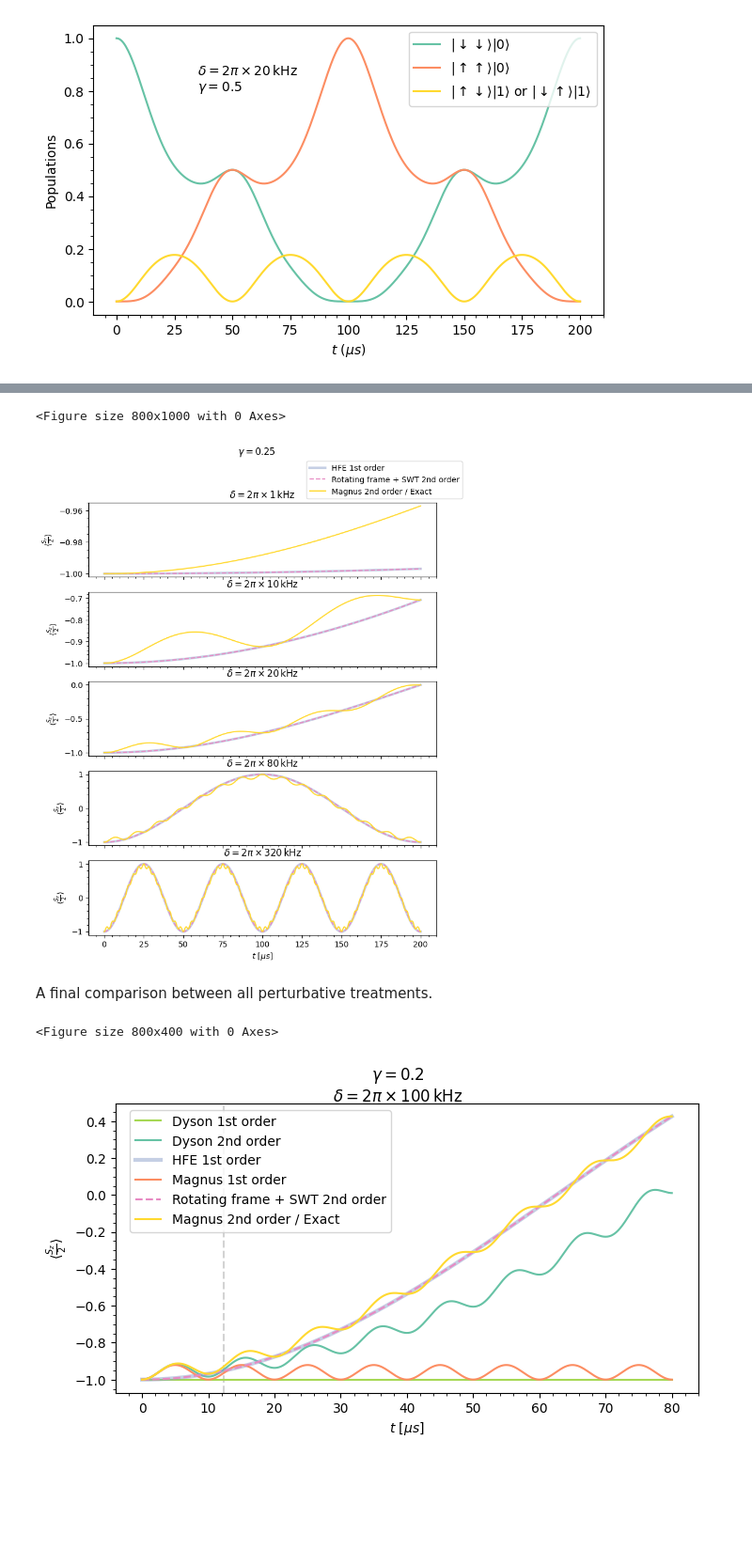
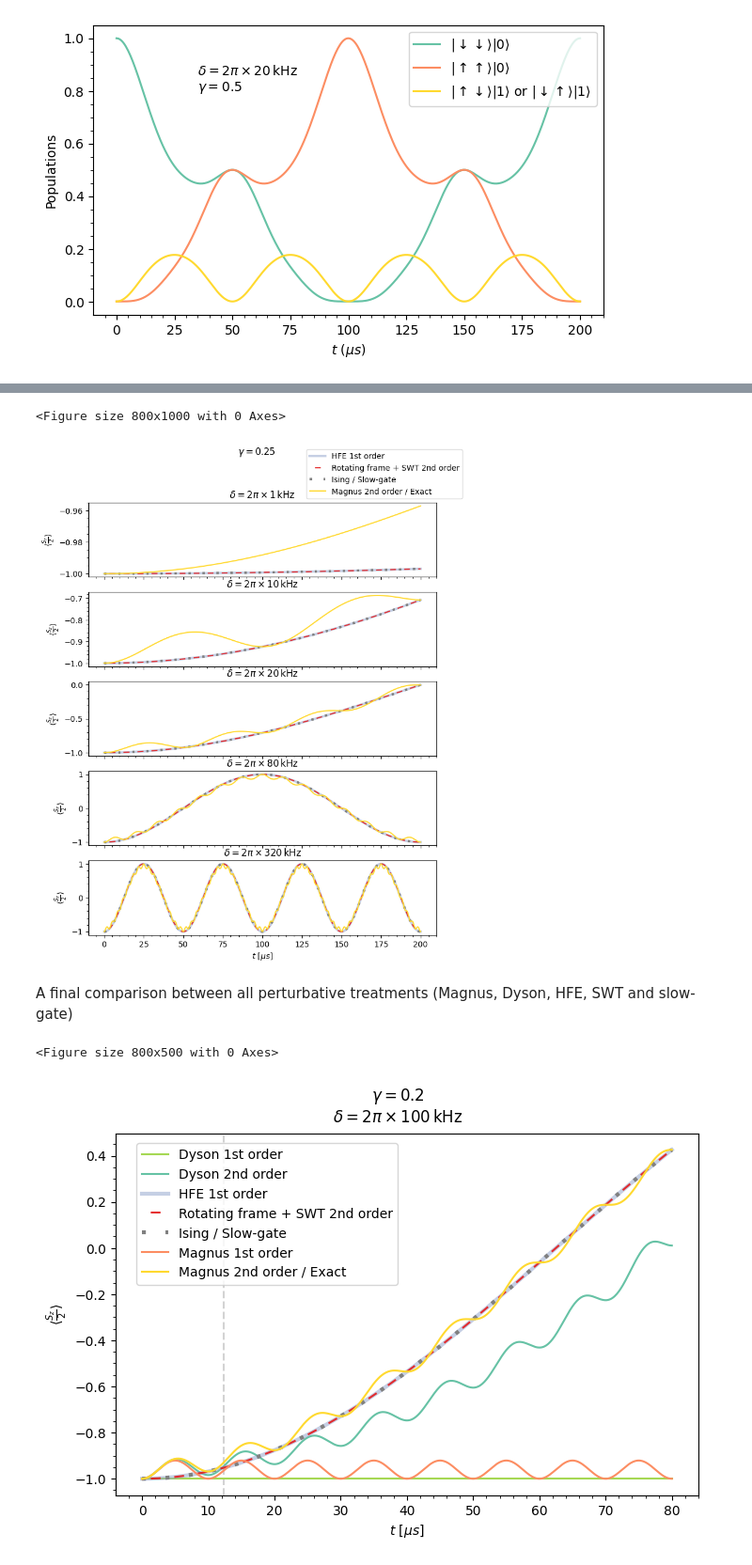
Before and after one commit to diegoscantam/perturbations, a Jupyter notebook: simulation.ipynb, the cells around one changed output, grey strips where cells are left out. Shown: that part at 94% size. Drawn from its saved outputs; the diff is of its cells as text; code cells hidden in the pictures; blank space fills up the shorter version.

```diff
--- a/simulation.ipynb
+++ b/simulation.ipynb
@@ -386,7 +393,7 @@ Study of $\langle S_z/2 \rangle$, for a fixed $\gamma$ and different $\delta$ va
 # %%
 ############## PARAMETERS ##############
 # delta frequencies
-delta = 2*pi*np.array([0.003, 0.01, 0.02, 0.08, 0.16])
+delta = 2*pi*np.array([0.003, 0.01, 0.03, 0.08, 0.16])
 # Frequency ratio gamma = Omega/delta
 freq_ratio = 0.25*np.ones(len(delta))
 # time step
@@ -421,6 +428,7 @@ for jj in range(0, len(freq_ratio)):
     mean_z1d = []
     mean_z2d = []
     mean_swt = []
+    mean_ising = []
     # ... evolve the state with different expansions
     for kk in np.arange(0, int(t_steps)+1, 1):
 
@@ -441,6 +449,8 @@ for jj in range(0, len(freq_ratio)):
         state2d = (I + M1(t[kk], freq_ratio[jj],delta[jj]) + M2(t[kk], freq_ratio[jj],delta[jj]) + \
                  0.5*M1(t[kk], freq_ratio[jj],delta[jj]) @ M1(t[kk], freq_ratio[jj],delta[jj]))@ gs
         stateswt =  linalg.expm(-1j*t[kk]*H_rotated(freq_ratio[jj], delta[jj])) @ (R(t[kk],delta[jj])@ gs)
+        # Ising coupling
+        state_ising = linalg.expm(-1j*t[kk]*H_ising(freq_ratio[jj],delta[jj])) @ gs
         # Store expectation values in a list
         mean_z.append(expectation_z(state))
         mean_z1.append(expectation_z(state1))
@@ -448,6 +458,7 @@ for jj in range(0, len(freq_ratio)):
         mean_z1d.append(expectation_z(state1d))
         mean_z2d.append(expectation_z(state2d))
         mean_swt.append(expectation_z(stateswt))
+        mean_ising.append(expectation_z(state_ising))
     # Plot the different time evolutions for jj-th ratio value
     #axs[jj].plot(t, mean_z, color = 'k',label = 'Exact')
     if(t[kk] != t_limit):
@@ -456,6 +467,7 @@ for jj in range(0, len(freq_ratio)):
 
     axs[jj].plot(t, mean_z1d,  color = cmap(4), linestyle = 'solid',label = 'Dyson 1st order')
     axs[jj].plot(t, mean_z2d,  color = cmap(0), linestyle = 'solid',label = 'Dyson 2nd order')
+    axs[jj].plot(t, mean_ising,  color = 'gray', linestyle = 'dotted', label = 'Ising / Slow-gate')
     axs[jj].plot(t, mean_z2,  color = cmap(5), linestyle = 'solid',label = 'Magnus 2nd order / Exact')
 
     axs[jj].minorticks_on()
@@ -475,7 +487,7 @@ for ax in axs.flat:
     ax.label_outer()
 # Legend setup
 handles, labels = ax.get_legend_handles_labels()
-fig.legend(handles, labels, loc=(0.65,0.89))
+fig.legend(handles, labels, loc=(0.65,0.88))
 save_fig = True
 if save_fig == True:
     plt.savefig("../plots/comparison2.pdf")
@@ -507,6 +519,7 @@ t= np.arange(0, t_fin + dt, dt)
 
 # Prepare plot of mean <sgm_z> as a function of t, for different frequency ratios
 cmap = plt.get_cmap('Set2')
+cmap2 = plt.get_cmap('Set1')
 w = 8
 h = 10
 fig = plt.figure(figsize=(w,h))
@@ -526,7 +539,7 @@ for jj in range(0, len(freq_ratio)):
     mean_z2d = []
     mean_swt = []
     mean_hfe = []
-
+    mean_ising = []
     # Decompose H as H0 + V
     V = np.array(0.5*freq_ratio[jj]*delta[jj]*np.kron(np.kron(sgm_x,id_2) + np.kron(id_2,sgm_x), a_dagger + a))
 
@@ -559,16 +572,19 @@ for jj in range(0, len(freq_ratio)):
         stateswt =  linalg.expm(-1j*t[kk]*H_eff) @ gs
         # HFE
         state_hfe = U_hfe(t[kk], freq_ratio[jj], delta[jj]) @ gs
+        # Ising coupling
+        state_ising = linalg.expm(-1j*t[kk]*H_ising(freq_ratio[jj],delta[jj])) @ gs
         # Store expectation values in a list
         mean_z2.append(expectation_z(state2))
         mean_z2d.append(expectation_z(state2d))
         mean_swt.append(expectation_z(stateswt))
         mean_hfe.append(expectation_z(state_hfe))
+        mean_ising.append(expectation_z(state_ising))
 
     # Plot the different time evolutions for jj-th ratio value
-    #axs[jj].plot(t, mean_z2d,  color = cmap(0), linestyle = 'solid',label = 'Dyson 2nd order')
     axs[jj].plot(t, mean_hfe,  color = cmap(2), linestyle = 'solid', linewidth = 3, alpha = 0.5 ,label = 'HFE 1st order')
-    axs[jj].plot(t, mean_swt,  color = cmap(3), linestyle = 'dashed',label = 'Rotating frame + SWT 2nd order')
+    axs[jj].plot(t, mean_swt,  color = cmap2(0), linestyle =(7.5,(5,7)), linewidth = 1.5, alpha = 0.9, label = 'Rotating frame + SWT 2nd order')
+    axs[jj].plot(t, mean_ising,  color = 'gray', linestyle = (0,(1,5)), linewidth = 3   ,label = 'Ising / Slow-gate')
     axs[jj].plot(t, mean_z2,  color = cmap(5), linestyle = 'solid',label = 'Magnus 2nd order / Exact')
     axs[jj].minorticks_on()
     axs[jj].set_title('$\delta = 2\pi\\times $' + str(round(1000*delta[jj]/(2*pi)))+ '$\,\mathrm{kHz}$')
@@ -589,12 +605,11 @@ if save_fig == True:
 plt.show()
 # %% [output]
 <Figure size 800x1000 with 0 Axes>
-[figure, old version]
+[figure, new version]
 # %% [markdown]
-A final comparison between all perturbative treatments.
+A final comparison between all perturbative treatments (Magnus, Dyson, HFE, SWT and slow-gate)
 # %%
 # Frequencies ratio gamma = Omega/delta
-
 delta = 2*pi*np.array([0.10])
 freq_ratio = 0.2*np.array([1])
 # time step
@@ -614,7 +629,7 @@ jj = 0
 # Prepare plot of mean <sgm_z> as a function of t, for different frequency ratios
 cmap = plt.get_cmap('Set2')
 w = 8
-h = 4
+h = 5
 fig = plt.figure(figsize=(w,h))
 tl = '$\gamma = $' + str(round(freq_ratio[0], 3)) + '\n$\delta = 2\pi\\times $' + str(round(1000*delta[jj]/(2*pi)))+ '$\,\mathrm{kHz}$'
 
@@ -632,7 +647,7 @@ mean_z1d = []
 mean_z2d = []
 mean_swt = []
 mean_hfe = []
-
+mean_ising = []
 # Decompose H as H0 + V
 V = np.array(0.5*freq_ratio[jj]*delta[jj]*np.kron(np.kron(sgm_x,id_2) + np.kron(id_2,sgm_x), a_dagger + a))
 
@@ -672,37 +687,38 @@ for kk in np.arange(0, int(t_steps)+1, 1):
     stateswt =  linalg.expm(-1j*t[kk]*H_eff) @ gs
     # HFE
     state_hfe = U_hfe(t[kk], freq_ratio[jj], delta[jj]) @ gs
+    # Ising coupling
+    state_ising = linalg.expm(-1j*t[kk]*H_ising(freq_ratio[jj],delta[jj])) @ gs
     # Store expectation values in a list
     mean_z1.append(expectation_z(state1))
     mean_z2.append(expectation_z(state2))
     mean_z1d.append(expectation_z(state1d))
     mean_z2d.append(expectation_z(state2d))
     mean_swt.append(expectation_z(stateswt))
     mean_hfe.append(expectation_z(state_hfe))
-
+    mean_ising.append(expectation_z(state_ising))
 # Plot the different time evolutions for jj-th ratio value
 if(t[kk] != t_limit):
         axs.axvline(t_limit, linestyle= 'dashed', color = 'lightgray')
 axs.plot(t, mean_z1d,  color = cmap(4), linestyle = 'solid',label = 'Dyson 1st order')
 axs.plot(t, mean_z2d,  color = cmap(0), linestyle = 'solid',label = 'Dyson 2nd order')
 axs.plot(t, mean_hfe,  color = cmap(2), linestyle = 'solid', linewidth = 3, alpha = 0.5 ,label = 'HFE 1st order')
+axs.plot(t, mean_swt,  color = cmap2(0), linestyle =(7.5,(5,7)), linewidth = 1.5, alpha = 0.9, label = 'Rotating frame + SWT 2nd order')
+axs.plot(t, mean_ising,  color = 'gray', linestyle = (0,(1,5)), linewidth = 3   ,label = 'Ising / Slow-gate')
 axs.plot(t, mean_z1,  color = cmap(1), linestyle = 'solid',label = 'Magnus 1st order')
-axs.plot(t, mean_swt,  color = cmap(3), linestyle = 'dashed',label = 'Rotating frame + SWT 2nd order')
 axs.plot(t, mean_z2,  color = cmap(5), linestyle = 'solid',label = 'Magnus 2nd order / Exact')
 axs.minorticks_on()
 
-
-# Set a low y limit on the axis for higher ratios since Dyson series diverges
 
 #axs.set_ylim(-1.1,1.1)
 axs.set(xlabel='$t$ [$\mu s$]', ylabel='$\langle \\frac{S_z}{2}\\rangle}$')
 
 # Legend setup
-fig.legend(loc=(0.14,0.55))
+fig.legend(loc=(0.15,0.56))
 save_fig = True
 if save_fig == True:
     plt.savefig("../plots/total_comparison.pdf")
 plt.show()
 # %% [output]
-<Figure size 800x400 with 0 Axes>
+<Figure size 800x500 with 0 Axes>
-[figure, old version]
+[figure, new version]
```
Also changed, not shown: parts of 7 cells of this notebook, 4 other files.
